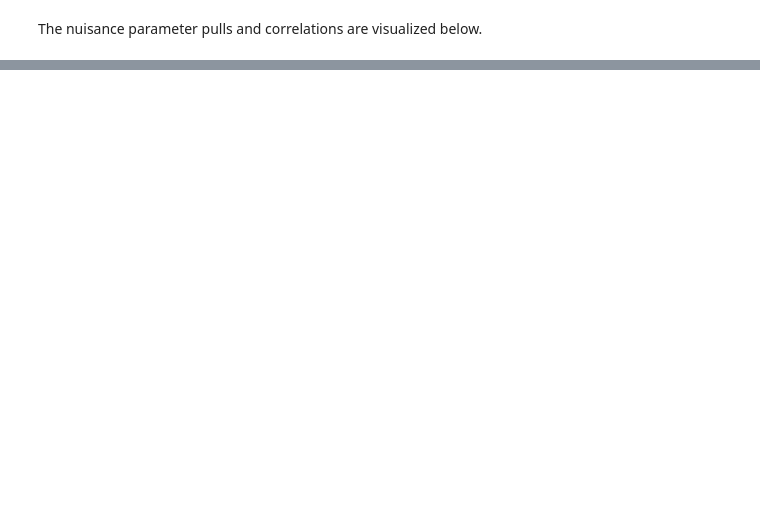
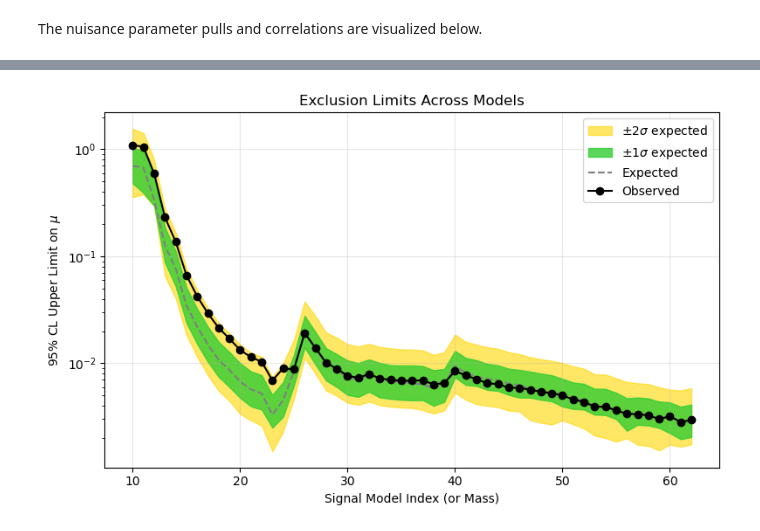
Before and after one commit to RobertLes/ATLAS-OpenDataStats, a Jupyter notebook: HEPData_statistics.ipynb, the cells around one changed output, grey strips where cells are left out. Saved outputs shown, nothing was run; the diff lists cells and outputs as text; code cells hidden in the pictures; blank space fills up the shorter version.

```diff
--- a/HEPData_statistics.ipynb
+++ b/HEPData_statistics.ipynb
@@ -258,0 +266,14 @@ INFO - cabinetry.visualize.utils - saving figure as figures/correlation_matrix.p
+# %%
+fit_results = cabinetry.fit.fit(model, data)
+mu_values=np.linspace(0,5*fit_results.uncertainty[model.config.poi_index],10)
+results = [
+    pyhf.infer.hypotest(mu, data, model, test_stat="qtilde", return_expected_set=True)
+    for mu in mu_values
+]
+
+print(results)
+
+fig, ax = plt.subplots()
+fig.set_size_inches(7, 5)
+brazil.plot_results(mu_values, results, ax=ax)
+fig.show()
@@ -258,0 +452,26 @@ INFO - cabinetry.visualize.utils - saving figure as figures/correlation_matrix.p
+# %%
+x = np.arange(len(results["obs"]))  # Replace with real mass points if available
+x = [ float(patch.split("/")[-1].split("_")[1])/1000 for patch in patchsets]
+
+plt.figure(figsize=(8,5))
+
+# +/-  1/2sigma band (green,yellow)
+plt.fill_between(x, results["minus2"], results["plus2"], color="gold", label=r"$\pm 2\sigma$ expected", alpha=0.6)
+plt.fill_between(x, results["minus1"], results["plus1"], color="limegreen", label=r"$\pm 1\sigma$ expected", alpha=0.8)
+
+# Median expected
+plt.plot(x, results["median"], linestyle="--", color="gray", label="Expected")
+
+# Observed
+plt.plot(x, results["obs"], linestyle="-", color="black", marker="o", label="Observed")
+
+plt.xlabel("Signal Model Index (or Mass)")
+plt.ylabel(r"95% CL Upper Limit on $\mu$")
+plt.title("Exclusion Limits Across Models")
+plt.yscale("log")
+plt.legend()
+plt.grid(alpha=0.3)
+plt.tight_layout()
+plt.show()
+# %% [output]
+[figure, added]
```
Also changed, not shown: parts of 38 cells of this notebook.
